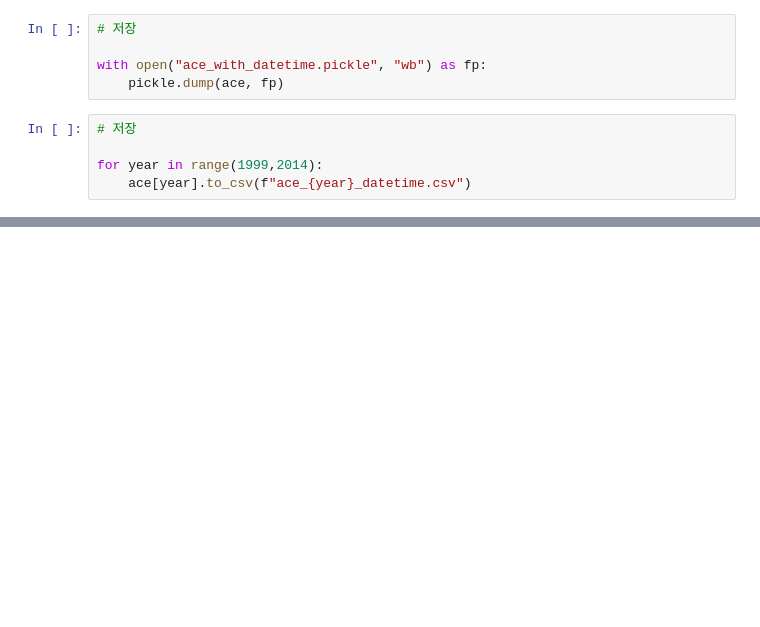
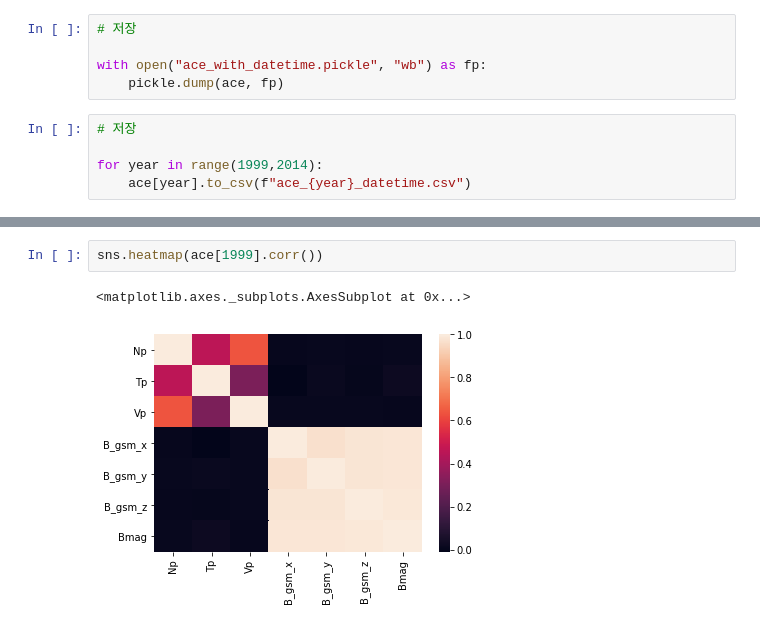
Before and after one commit to GDAI-inov/Space, a Jupyter notebook: 우주 .ipynb, the cells around one changed output, grey strips where cells are left out. Saved outputs shown, nothing was run; the diff lists cells and outputs as text; blank space fills up the shorter version.

```diff
--- a/우주 .ipynb
+++ b/우주 .ipynb
@@ -188,0 +215,5 @@ for year in range(1999,2014):
+# %%
+sns.heatmap(ace[1999].corr())
+# %% [output]
+<matplotlib.axes._subplots.AxesSubplot at 0x...>
+[figure, added]
```
Also changed, not shown: parts of 31 cells of this notebook.
